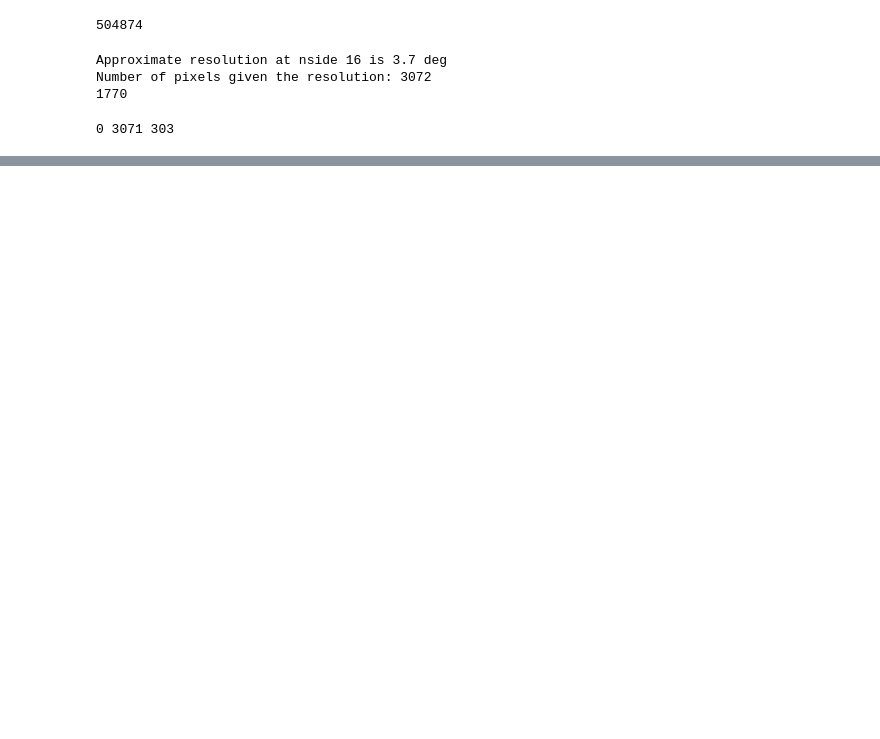
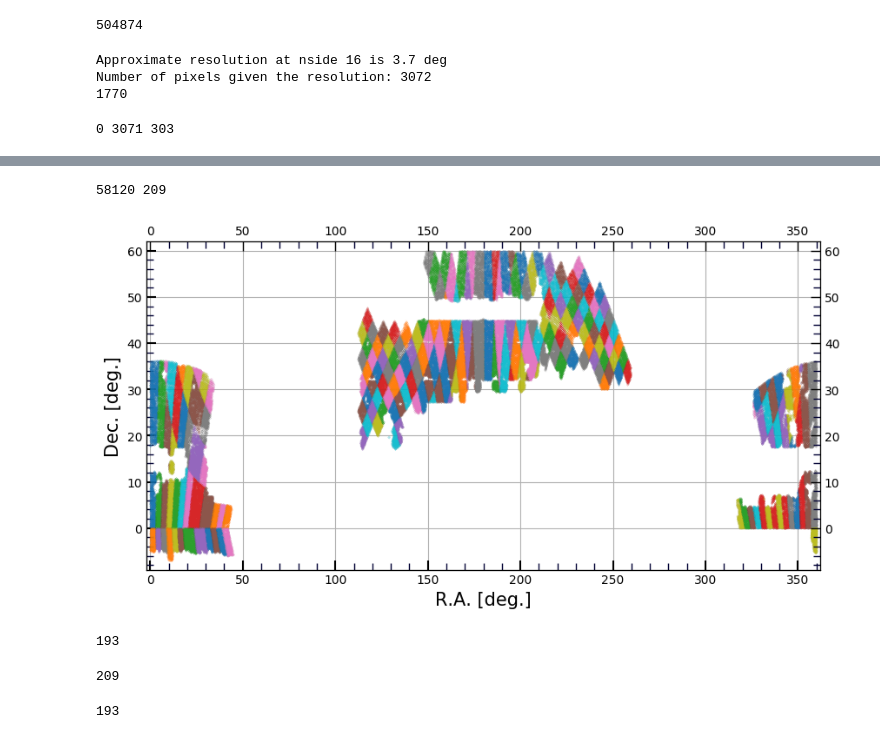
Before and after one commit to Srheft/HOD, a Jupyter notebook: nb/chop_equal_area.ipynb, the cells around one changed output, grey strips where cells are left out. Saved outputs shown, nothing was run; the diff lists cells and outputs as text; code cells hidden in the pictures; blank space fills up the shorter version.

```diff
--- a/nb/chop_equal_area.ipynb
+++ b/nb/chop_equal_area.ipynb
@@ -115,0 +139,13 @@ for p,pop in pix_popix:
+# %%
+n=5
+p=[]
+for i in range(len(low_pop_pix)):
+    j = i*n
+    if sum(low_pop_pop[j:j+n]) > 2*1651./3:
+       print(low_pop_pix[j:(j+n)],sum(low_pop_pop[j:j+n]))
+       low_pop_pix[j:(j+n)] = list(np.repeat(low_pop_pix[j],len(low_pop_pix[j:(j+n)])))
+       p.append(low_pop_pix[j])
+    else:
+        n= n+1
+        continue
+print(p)
@@ -115,0 +172,55 @@ for p,pop in pix_popix:
+# %%
+fig = py.figure(figsize=(10, 5), dpi=100)
+ax= fig.add_subplot(111)
+
+ofs=2
+xlim = (np.min(q['RA'])-ofs,np.max(q['RA'])+ofs )
+ylim = (np.min(q['DEC'])-ofs,np.max(q['DEC'])+ofs )
+#pixels = low_pop_pix+ good_pix    #225 pixels--> method 1 where same nside=16 was used just merging every 5 pixels in the list together
+pixels = list(lpix)+ good_pix     #209 pixels--> preferred: method 2 where nside=4 was used for the ra/dec of targets that were in low populated pixels so they sit togetehr in larger pixels
+print(len(pixels),len(np.unique(pixels)))
+pix_pop=[]
+newpix = np.zeros(len(pix))-1
+for p in np.unique(pixels):
+
+   pind = (pix ==p)
+
+   py.plot(q['RA'][pind],q['DEC'][pind],marker='.',markersize=0.1,linestyle='')
+   newpix[pind] = np.repeat(p,len(q['RA'][pind]))
+
+   pix_pop.append(p)
+
+
+ax.set_xlim(xlim)
+ax.set_ylim(ylim)
+
+#ax.set_title(plot_title)
+ax.set_xlabel('R.A. [deg.]',fontsize=15)
+ax.set_ylabel('Dec. [deg.]',fontsize=15)
+ax.minorticks_on()
+ax.tick_params(which='major', length=8, width=1.5, direction='in')
+ax.tick_params(which='minor', length=6, color='#000033', width=1.0, direction='in')
+
+x_ax = ax.twiny()
+x_ax.minorticks_on()
+x_ax.tick_params(which='major', length=8, width=1.0, direction='in')
+x_ax.tick_params(which='minor', length=6, color='#000033', width=1.0, direction='in')
+x_ax.tick_params()
+y_ax= plt.twinx()
+y_ax.minorticks_on()
+x_ax.set_xlim(xlim)
+y_ax.set_ylim(ylim)
+y_ax.tick_params(which='major', length=8, width=1.0, direction='in')
+y_ax.tick_params(which='minor', length=6, color='#000033', width=1.0, direction='in')
+#pylab.savefig(path+output_filename)
+ax.grid()
+plt.show()
+print(len(np.unique(newpix)))
+# %% [output]
+58120 209
+[figure, added]
+193
+# %%
+len(np.unique(pix_pop))
+# %% [output]
+209
@@ -115,0 +236,4 @@ for p,pop in pix_popix:
+# %%
+len(np.unique(b['PIXEL']))
+# %% [output]
+193
```
Also changed, not shown: parts of 8 cells of this notebook.
